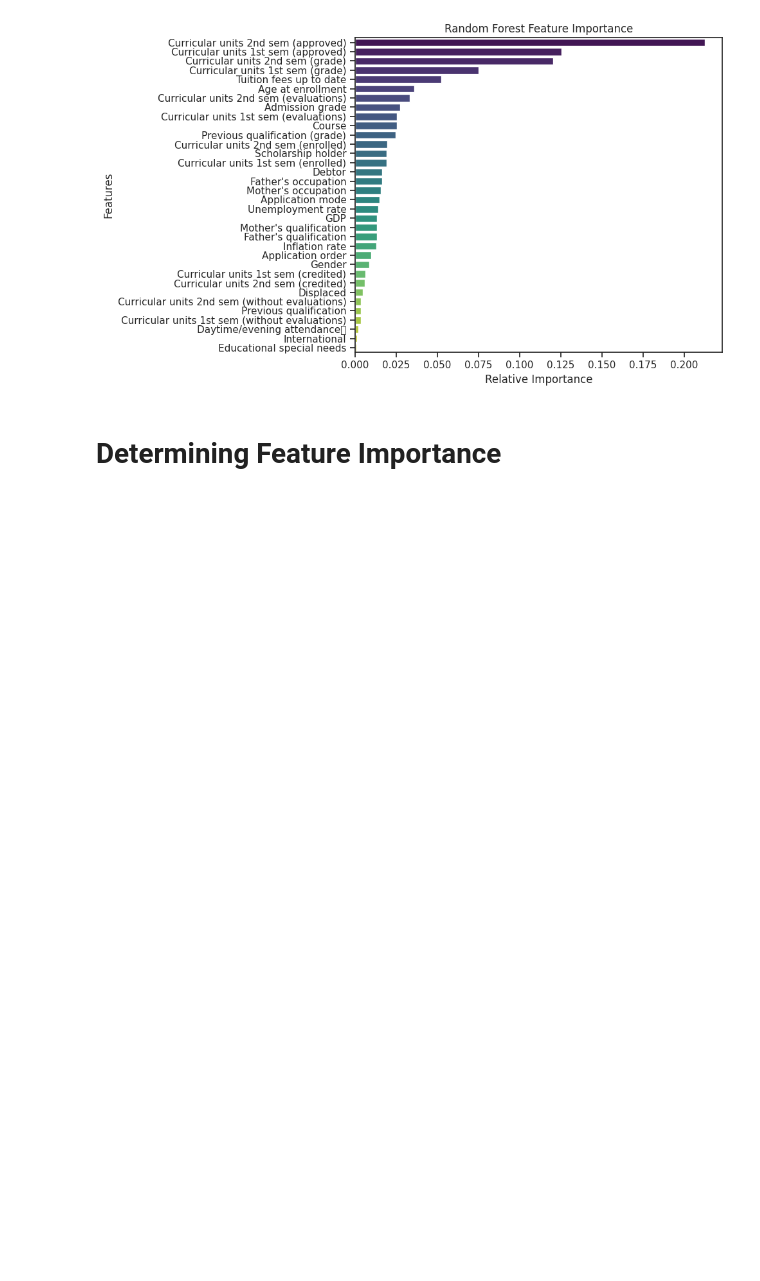
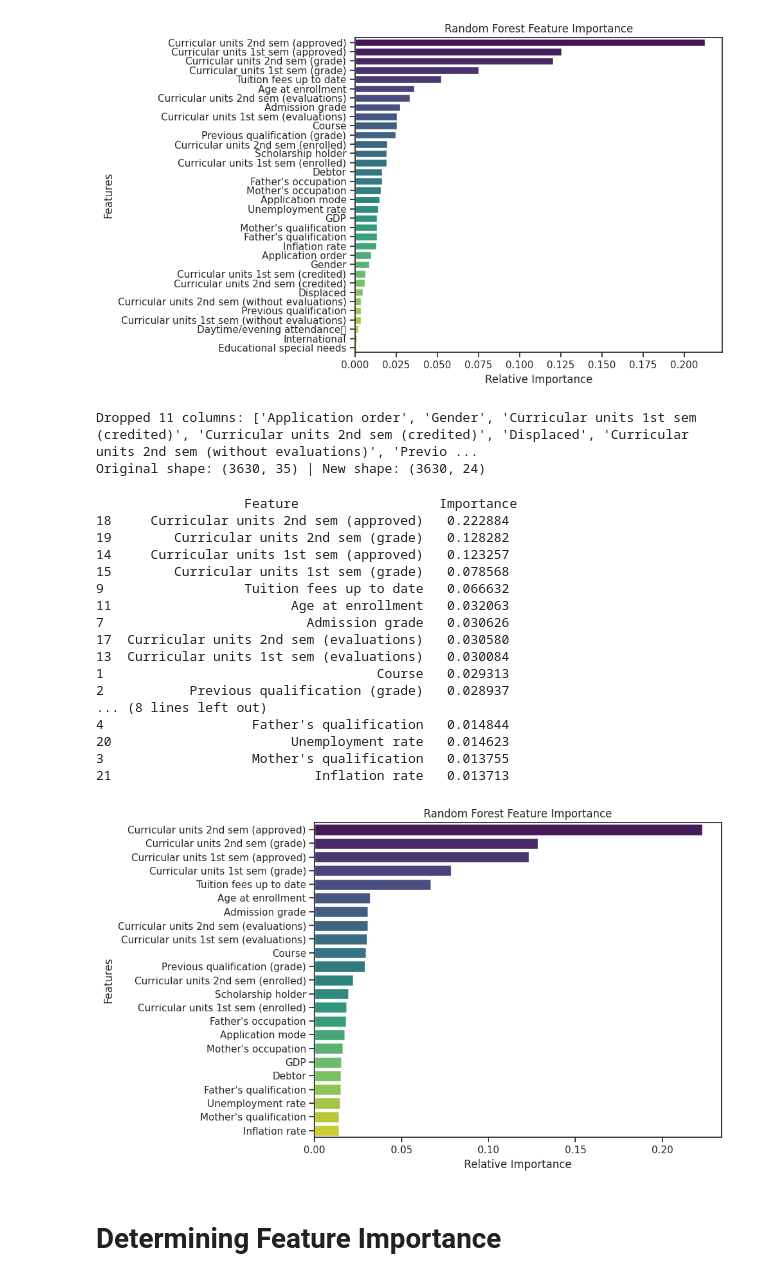
Before and after one commit to calebriggs1120/Data-Mining-Project-26, a Jupyter notebook: DataMining_Project_Caleb_Schell_Spring_2026.ipynb, the cells around one changed output. Cells and saved outputs as stored; diff of their text form; code cells hidden in the pictures; blank space fills up the shorter version.

```diff
--- a/DataMining_Project_Caleb_Schell_Spring_2026.ipynb
+++ b/DataMining_Project_Caleb_Schell_Spring_2026.ipynb
@@ -327,6 +327,65 @@ plt.show()
 18                                   International   0.001220
 12                       Educational special needs   0.000952
 [figure]
+# %%
+columns_to_drop = importance_df[importance_df['Importance'] < 0.01]['Feature'].tolist()
+
+# 2. Drop those columns from your original DataFrame
+df_reduced = df.drop(columns=columns_to_drop)
+
+# Optional: Print the results to verify what was removed
+print(f"Dropped {len(columns_to_drop)} columns: {columns_to_drop}")
+print(f"Original shape: {df.shape} | New shape: {df_reduced.shape}")
+# %% [output]
+Dropped 11 columns: ['Application order', 'Gender', 'Curricular units 1st sem (credited)', 'Curricular units 2nd sem (credited)', 'Displaced', 'Curricular units 2nd sem (without evaluations)', 'Previo ...
+Original shape: (3630, 35) | New shape: (3630, 24)
+# %%
+X = df_reduced.drop('Target', axis=1)
+y = df_reduced['Target']
+
+# 2. Initialize and train the model
+model = RandomForestClassifier(random_state=42)
+model.fit(X, y)
+
+# 3. Extract the feature importances
+importances = model.feature_importances_
+
+# 4. Create a new DataFrame to neatly view the results
+importance_df = pd.DataFrame({
+    'Feature': X.columns,
+    'Importance': importances
+}).sort_values(by='Importance', ascending=False)
+
+# Print the text results
+print(importance_df)
+
+# 5. Plot the results
+plt.figure(figsize=(10, 6))
+sns.barplot(x='Importance', y='Feature', data=importance_df, palette='viridis')
+plt.title('Random Forest Feature Importance')
+plt.xlabel('Relative Importance')
+plt.ylabel('Features')
+plt.tight_layout()
+plt.show()
+# %% [output]
+                   Feature                  Importance
+18     Curricular units 2nd sem (approved)   0.222884
+19        Curricular units 2nd sem (grade)   0.128282
+14     Curricular units 1st sem (approved)   0.123257
+15        Curricular units 1st sem (grade)   0.078568
+9                  Tuition fees up to date   0.066632
+11                       Age at enrollment   0.032063
+7                          Admission grade   0.030626
+17  Curricular units 2nd sem (evaluations)   0.030580
+13  Curricular units 1st sem (evaluations)   0.030084
+1                                   Course   0.029313
+2           Previous qualification (grade)   0.028937
+... (8 lines left out)
+4                   Father's qualification   0.014844
+20                       Unemployment rate   0.014623
+3                   Mother's qualification   0.013755
+21                          Inflation rate   0.013713
+[figure, added]
 # %% [markdown]
 # Determining Feature Importance
 # %% [markdown]
```
